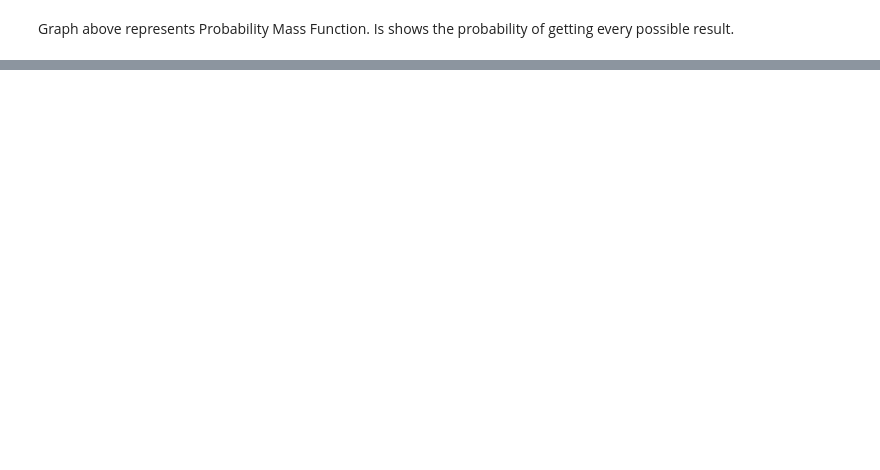
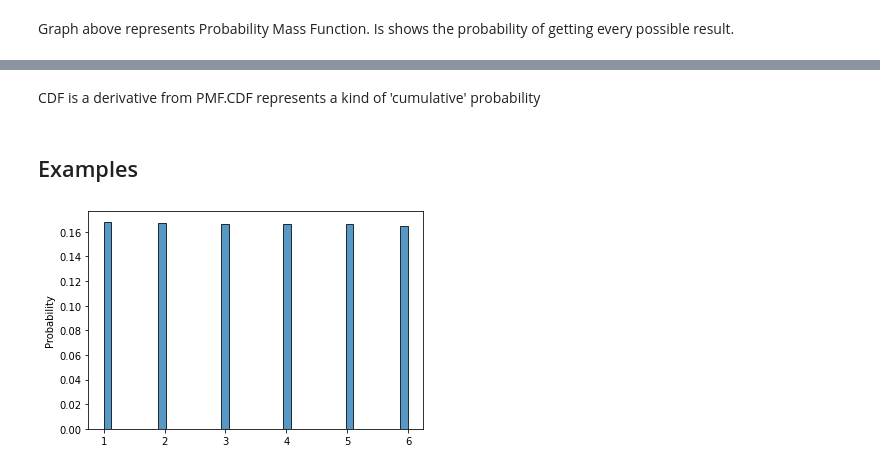
Before and after one commit to Starburned7/Probability-Statistic, a Jupyter notebook: 3-random_variables_PMF_CDF.ipynb, the cells around one changed output, grey strips where cells are left out. Saved outputs shown, nothing was run; the diff lists cells and outputs as text; code cells hidden in the pictures; blank space fills up the shorter version.

```diff
--- a/3-random_variables_PMF_CDF.ipynb
+++ b/3-random_variables_PMF_CDF.ipynb
@@ -38,0 +84,11 @@ Graph above represents Probability Mass Function. Is shows the probability of ge
+# %% [markdown]
+CDF is a derivative from PMF.CDF represents a kind of 'cumulative' probability
+# %% [markdown]
+## Examples
+# %%
+dice = np.random.randint(1,7, size= 100000)
+# %%
+# 6-sided dice PMF
+sns.histplot(dice,stat='probability');
+# %% [output]
+[figure, added]
```
Also changed, not shown: parts of 21 cells of this notebook.
